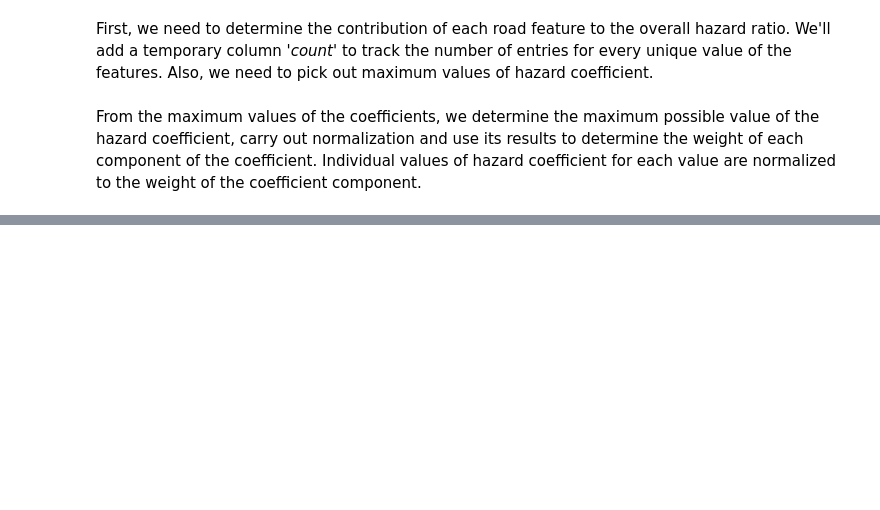
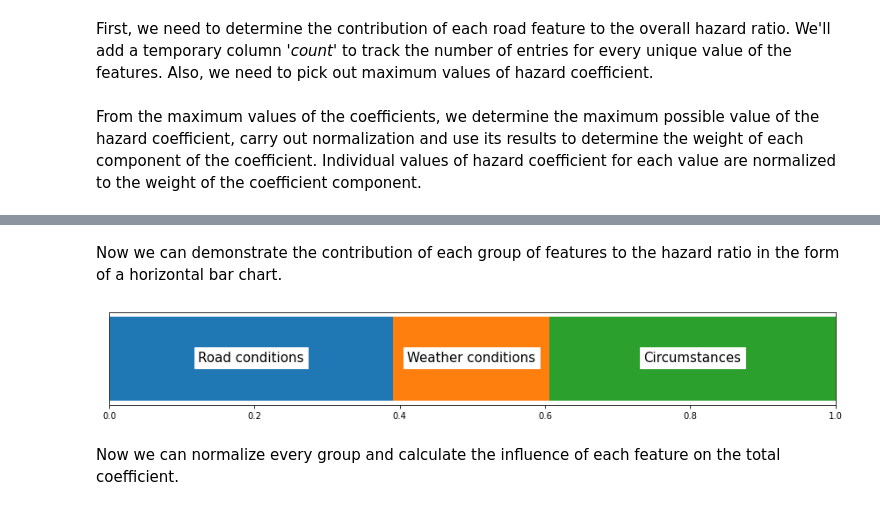
Before and after one commit to secondaryemotion/Coursera_Capstone, a Jupyter notebook: Analysis of Road Accidents in Catalonia.ipynb, the cells around one changed output, grey strips where cells are left out. Cells and saved outputs as stored; diff of their text form; code cells hidden in the pictures; blank space fills up the shorter version.

```diff
--- a/Analysis of Road Accidents in Catalonia.ipynb
+++ b/Analysis of Road Accidents in Catalonia.ipynb
@@ -244,0 +239,4 @@ plt.show()
+# %%
+roadcon_col=['COUNTY','DEMARCATION','ALLOWED_SPEED','TERRAIN','SPECIAL_FUNCTION','TRACK_TRAJECTORIES','AREA_CLASSIFICATION','ROAD_OWNERSHIP']
+weathcon_col=['FOG','CLIMATOLOGY','LIGHT_CONDITIONS','ROAD_STATE','WIND_CLASSIFICATION']
+circumst_col=['MONTH','SPECIAL_MEASURES','INTERSECTION','REGULATION_OF_PRIORITY','TYPE_OF_SECTION','ALTIMETRIC_LAYOUT','TIME_SLOT','WEEKDAY','SPECIAL_LANE']
@@ -244,0 +269,34 @@ plt.show()
+# %% [markdown]
+Now we can demonstrate the contribution of each group of features to the hazard ratio in the form of a horizontal bar chart.
+# %%
+rmh=sum(road_max_hazard)
+wmh=sum(weath_max_hazard)
+cmh=sum(circumst_max_hazard)
+totalmh=rmh+wmh+cmh
+
+plt.figure(figsize=((12,2)))
+labels=['']
+plt.barh(labels, (rmh/totalmh), height=1)
+plt.barh(labels, (wmh/totalmh), height=1, left=(rmh/totalmh))
+plt.barh(labels, (cmh/totalmh), height=1, left=((rmh+wmh)/totalmh))
+plt.xlim((0,1))
+plt.tight_layout()
+plt.tick_params(
+    axis='y',
+    which='both',
+    left=False,
+    right=False,
+    labelbottom=False)
+textbox=dict(boxstyle="square",
+                   ec=(1., 1., 1.),
+                   fc=(1., 1., 1.),
+                   )
+plt.text((rmh/totalmh)/2, 0.01, "Road conditions", size=15, ha="center", va="center", bbox=textbox)
+plt.text((rmh/totalmh + (wmh/totalmh)/2), 0.01, "Weather conditions", size=15, ha="center", va="center",bbox=textbox)
+plt.text((rmh/totalmh + (wmh/totalmh) + (cmh/totalmh)/2), 0.01, "Circumstances", size=15, ha="center", va="center",bbox=textbox)
+plt.savefig('figure3.png')
+plt.show()
+# %% [output]
+[figure, added]
+# %% [markdown]
+Now we can normalize every group and calculate the influence of each feature on the total coefficient.
```
Also changed, not shown: parts of 101 cells of this notebook, 9 other files.
